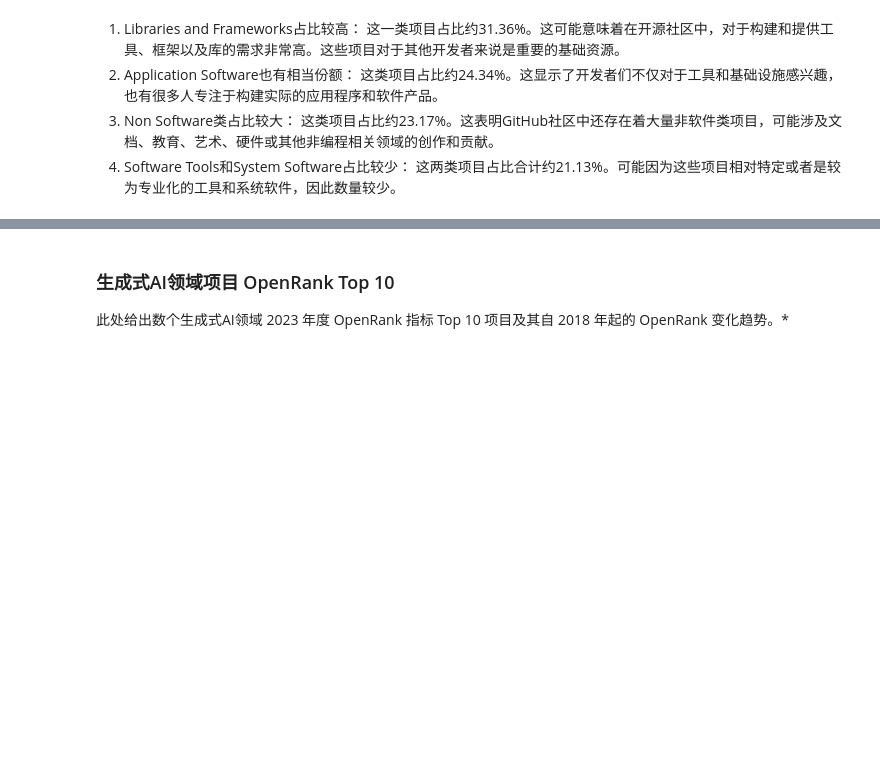
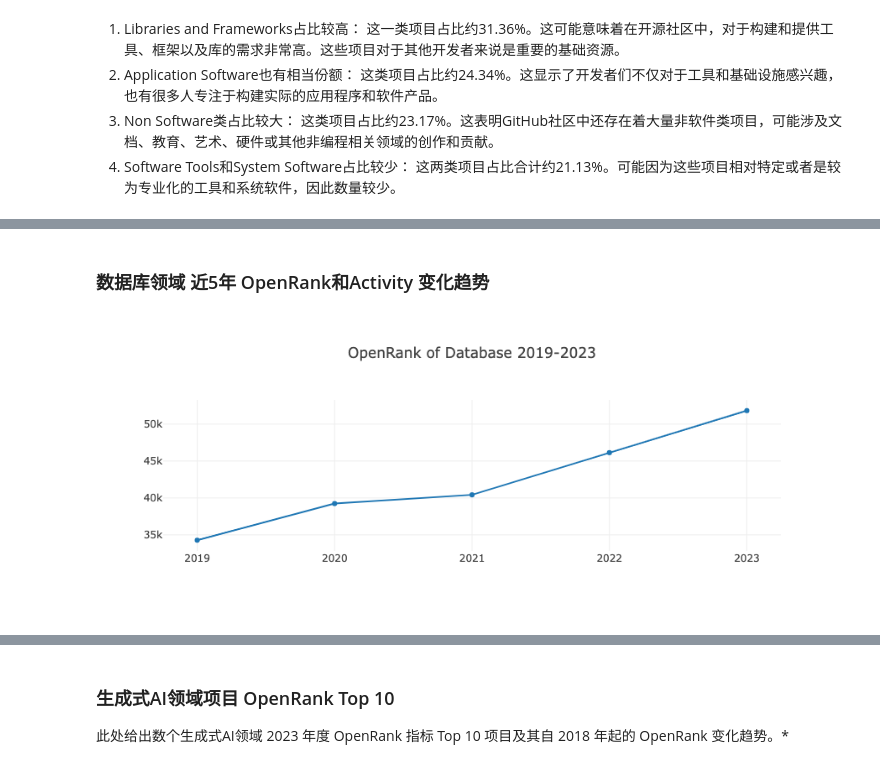
Before and after one commit to PureNatural/open-digger, a Jupyter notebook: notebook/China_open_source_techinical_report_2023.ipynb, the cells around one changed output, grey strips where cells are left out. Drawn from its saved outputs; the diff is of its cells as text; code cells hidden in the pictures; blank space fills up the shorter version.

Commit message:
add database analysis

```diff
--- a/notebook/China_open_source_techinical_report_2023.ipynb
+++ b/notebook/China_open_source_techinical_report_2023.ipynb
@@ -299,0 +391,20 @@ openDigger.index.activity.getRepoActivity({
+# %% [markdown]
+### 数据库领域 近5年 OpenRank和Activity 变化趋势
+# %%
+openDigger.index.openrank.getRepoOpenrank({
+    ...baseOptions,
+    labelUnion: [':technology/database'],
+    groupBy: 'Tech-4',
+    limit: -1
+}).then(data => {
+    var data = data.filter(i => i.id.startsWith(':technology/database'));
+    openDigger.render.plotly(data.map(row => {
+        return {
+            x: years,
+            y: row.openrank,
+            name: row.name
+        };
+    }), {title: `OpenRank of Database 2019-2023`, xaxis: { type: 'category' }});
+})
+# %% [output]
+[figure, added]
```
Also changed, not shown: parts of 38 cells of this notebook.
